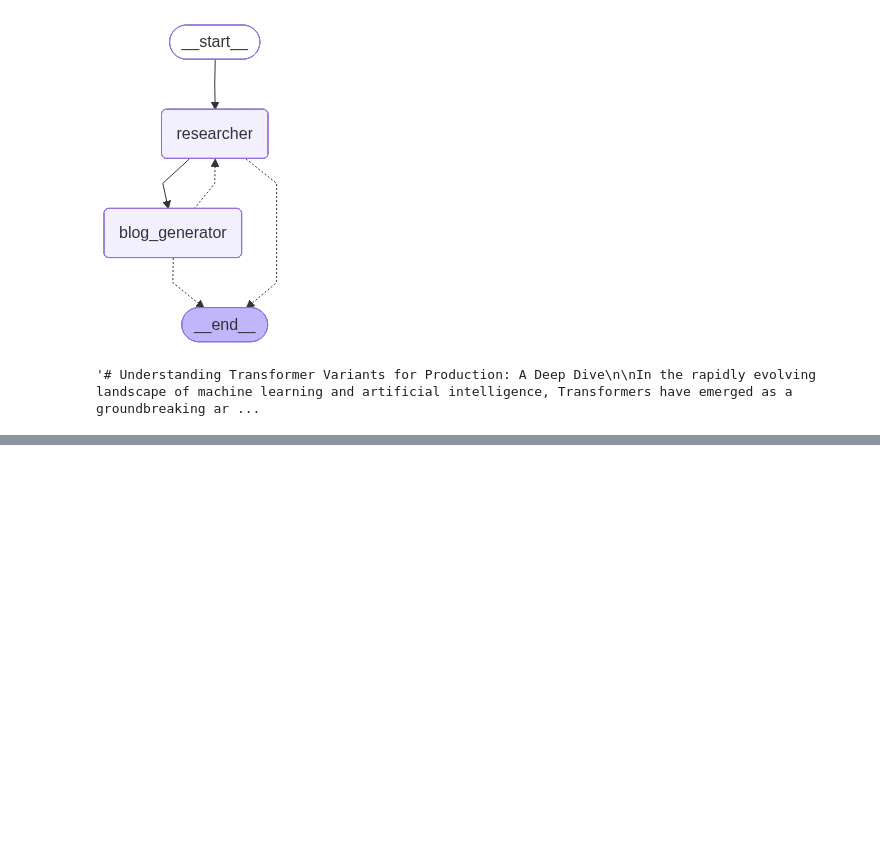
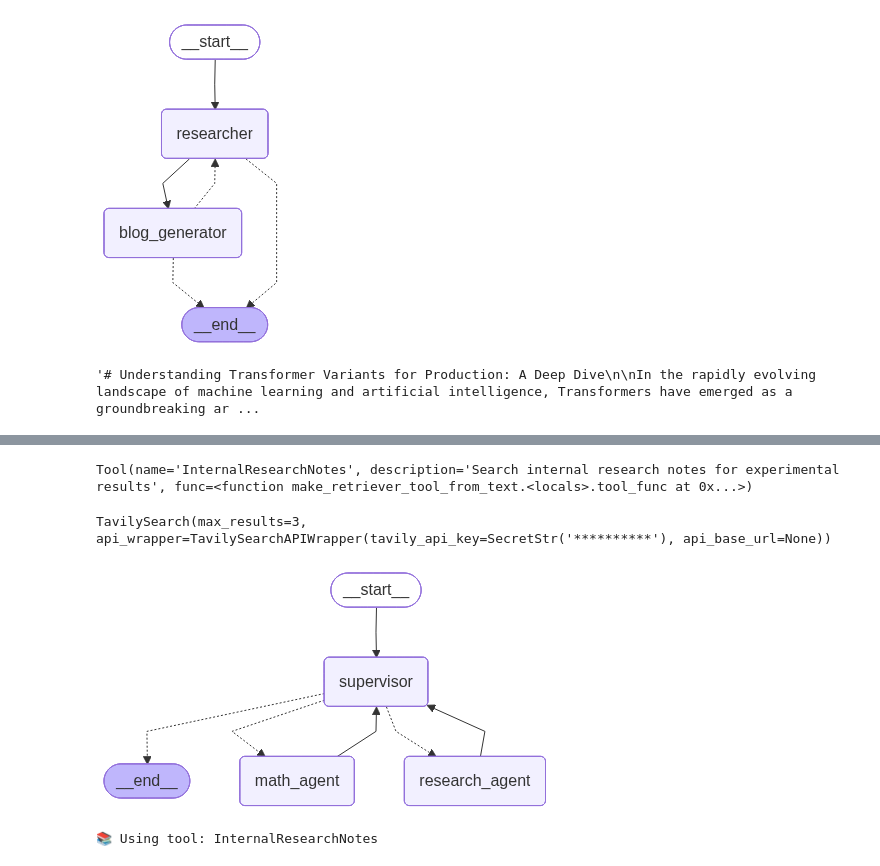
Before and after one commit to aakriti-nag/Agentic-RAG, a Jupyter notebook: multi_agents.ipynb, the cells around one changed output, grey strips where cells are left out. Saved outputs shown, nothing was run; the diff lists cells and outputs as text; code cells hidden in the pictures; blank space fills up the shorter version.

```diff
--- a/multi_agents.ipynb
+++ b/multi_agents.ipynb
@@ -235,0 +246,11 @@ response["messages"][-1].content
+# %%
+internal_tool_1
+# %% [output]
+Tool(name='InternalResearchNotes', description='Search internal research notes for experimental results', func=<function make_retriever_tool_from_text.<locals>.tool_func at 0x...>)
+# %%
+from langchain_tavily import TavilySearch
+
+web_search = TavilySearch(max_results=3)
+web_search
+# %% [output]
+TavilySearch(max_results=3, api_wrapper=TavilySearchAPIWrapper(tavily_api_key=SecretStr('**********'), api_base_url=None))
@@ -235,0 +311,26 @@ response["messages"][-1].content
+# %%
+# create supervisor agent
+
+from langgraph_supervisor import create_supervisor
+supervisor=create_supervisor(
+    model=llm,
+    agents=[research_agent,math_agent],
+    prompt=(
+         "You are a supervisor managing two agents:\n"
+        "- a research agent. Assign research-related tasks to this agent\n"
+        "- a math agent. Assign math-related tasks to this agent\n"
+        "Assign work to one agent at a time, do not call agents in parallel.\n"
+        "Do not do any work yourself."
+
+    ),
+    add_handoff_back_messages=True,
+    output_mode="full_history"
+).compile()
+
+supervisor
+# %% [output]
+[figure, added]
+# %%
+response=supervisor.invoke({"messages":" list all the transformer variants in production deployments from the retriever and then tell me what is 5 plus 10"})
+# %% [output]
+📚 Using tool: InternalResearchNotes
```
Also changed, not shown: parts of 24 cells of this notebook, 1 other file.
